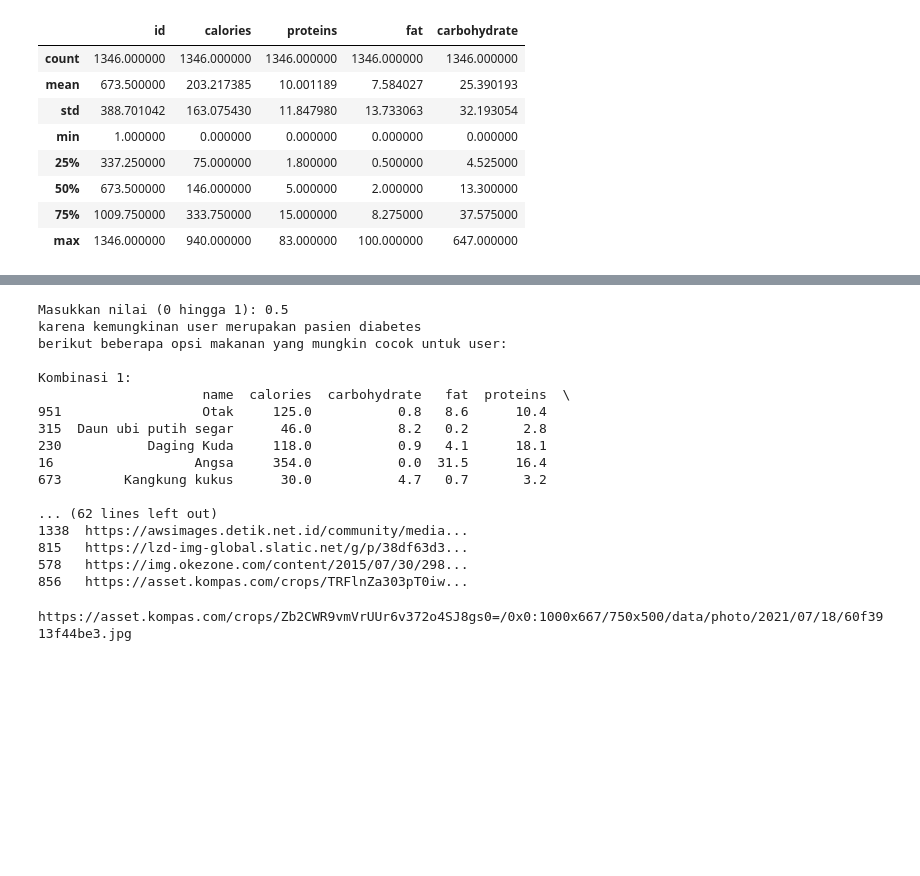
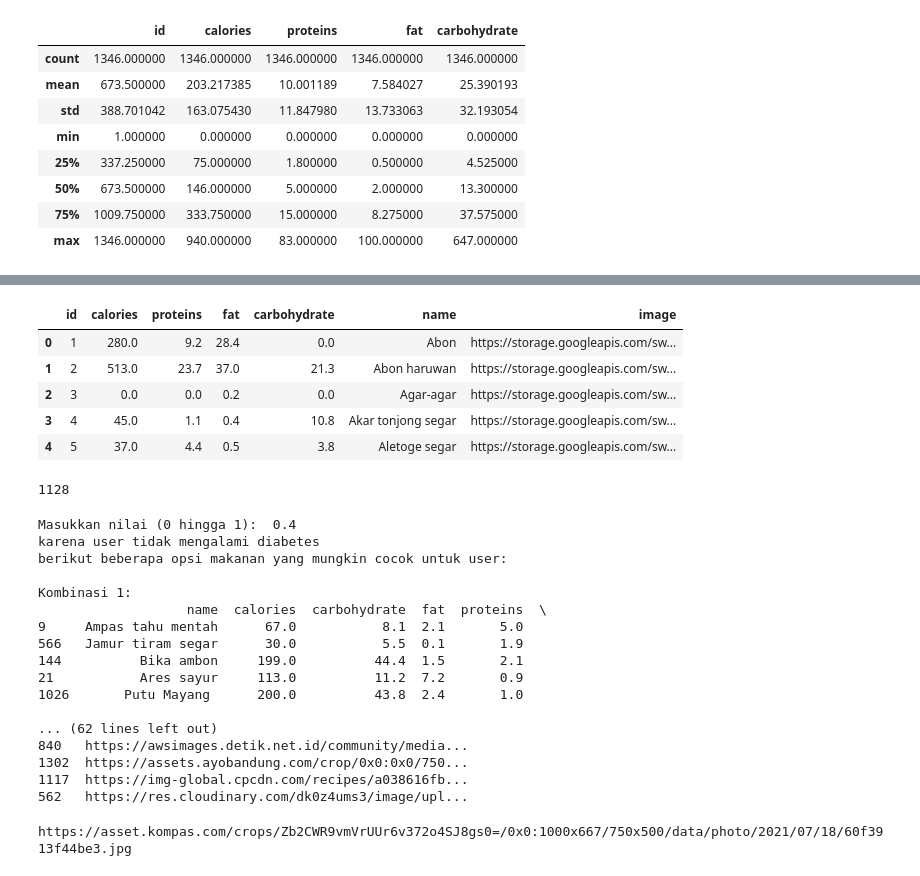
Before and after one commit to rizkirmdhnnn/SweetLife_ML, a Jupyter notebook: food_recomendation.ipynb, the cells around one changed output, grey strips where cells are left out. Drawn from its saved outputs; the diff is of its cells as text; code cells hidden in the pictures; blank space fills up the shorter version.

Commit message:
update: nutrition.csv

```diff
--- a/food_recomendation.ipynb
+++ b/food_recomendation.ipynb
@@ -212,3 +214,17 @@ Jumlah data sekarang: 1340
+# %%
+df = pd.read_csv(os.path.join(DATA_DIR, 'nutrition_new.csv'))
+df.head()
+# %% [output]
+|  | id | calories | proteins | fat | carbohydrate | name | image |
+| 0 | 1 | 280.0 | 9.2 | 28.4 | 0.0 | Abon | https://storage.googleapis.com/sw... |
+| 1 | 2 | 513.0 | 23.7 | 37.0 | 21.3 | Abon haruwan | https://storage.googleapis.com/sw... |
+| 2 | 3 | 0.0 | 0.0 | 0.2 | 0.0 | Agar-agar | https://storage.googleapis.com/sw... |
+| 3 | 4 | 45.0 | 1.1 | 0.4 | 10.8 | Akar tonjong segar | https://storage.googleapis.com/sw... |
+| 4 | 5 | 37.0 | 4.4 | 0.5 | 3.8 | Aletoge segar | https://storage.googleapis.com/sw... |
+# %%
+df.shape[0]
+# %% [output]
+1128
 # %%
 def filter_food(df, max_calories=None, max_carbohydrate=None, max_fat=None, max_protein=None):
     """
@@ -269,23 +285,23 @@ else:
         print(f"\nKombinasi {idx}:")
         print(combo[["name", "calories", "carbohydrate", "fat", "proteins", "image"]])
 # %% [output]
-Masukkan nilai (0 hingga 1): 0.5
-karena kemungkinan user merupakan pasien diabetes
+Masukkan nilai (0 hingga 1):  0.4
+karena user tidak mengalami diabetes
 berikut beberapa opsi makanan yang mungkin cocok untuk user:
 
 Kombinasi 1:
-                     name  calories  carbohydrate   fat  proteins  \
-951                  Otak     125.0           0.8   8.6      10.4
-315  Daun ubi putih segar      46.0           8.2   0.2       2.8
-230           Daging Kuda     118.0           0.9   4.1      18.1
-16                  Angsa     354.0           0.0  31.5      16.4
-673        Kangkung kukus      30.0           4.7   0.7       3.2
+                   name  calories  carbohydrate  fat  proteins  \
+9     Ampas tahu mentah      67.0           8.1  2.1       5.0
+566   Jamur tiram segar      30.0           5.5  0.1       1.9
+144          Bika ambon     199.0          44.4  1.5       2.1
+21           Ares sayur     113.0          11.2  7.2       0.9
+1026       Putu Mayang      200.0          43.8  2.4       1.0
 
 ... (62 lines left out)
-1338  https://awsimages.detik.net.id/community/media...
-815   https://lzd-img-global.slatic.net/g/p/38df63d3...
-578   https://img.okezone.com/content/2015/07/30/298...
-856   https://asset.kompas.com/crops/TRFlnZa303pT0iw...
+840   https://awsimages.detik.net.id/community/media...
+1302  https://assets.ayobandung.com/crop/0x0:0x0/750...
+1117  https://img-global.cpcdn.com/recipes/a038616fb...
+562   https://res.cloudinary.com/dk0z4ums3/image/upl...
 # %%
 print(df['image'][951])
 # %% [output]
```
Also changed, not shown: parts of 2 cells of this notebook, 1 other file.
